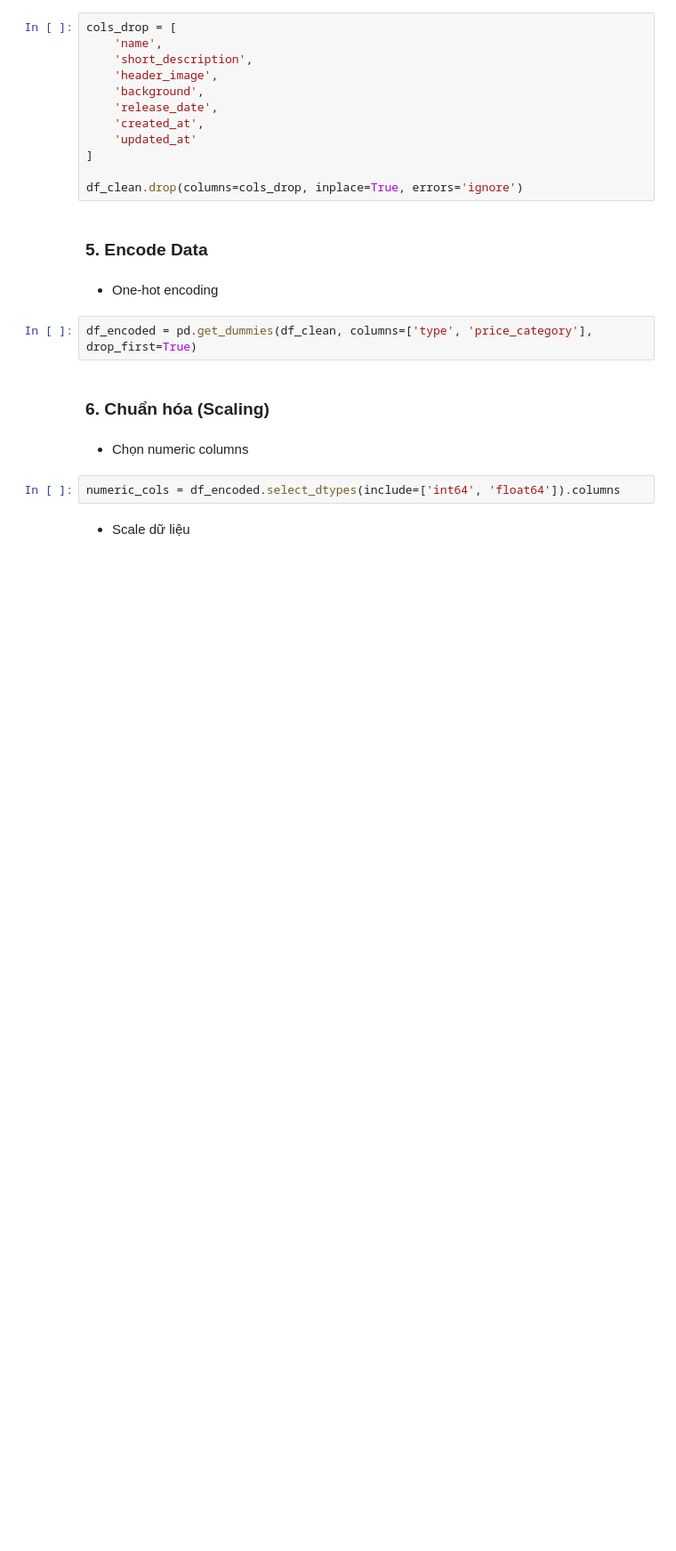
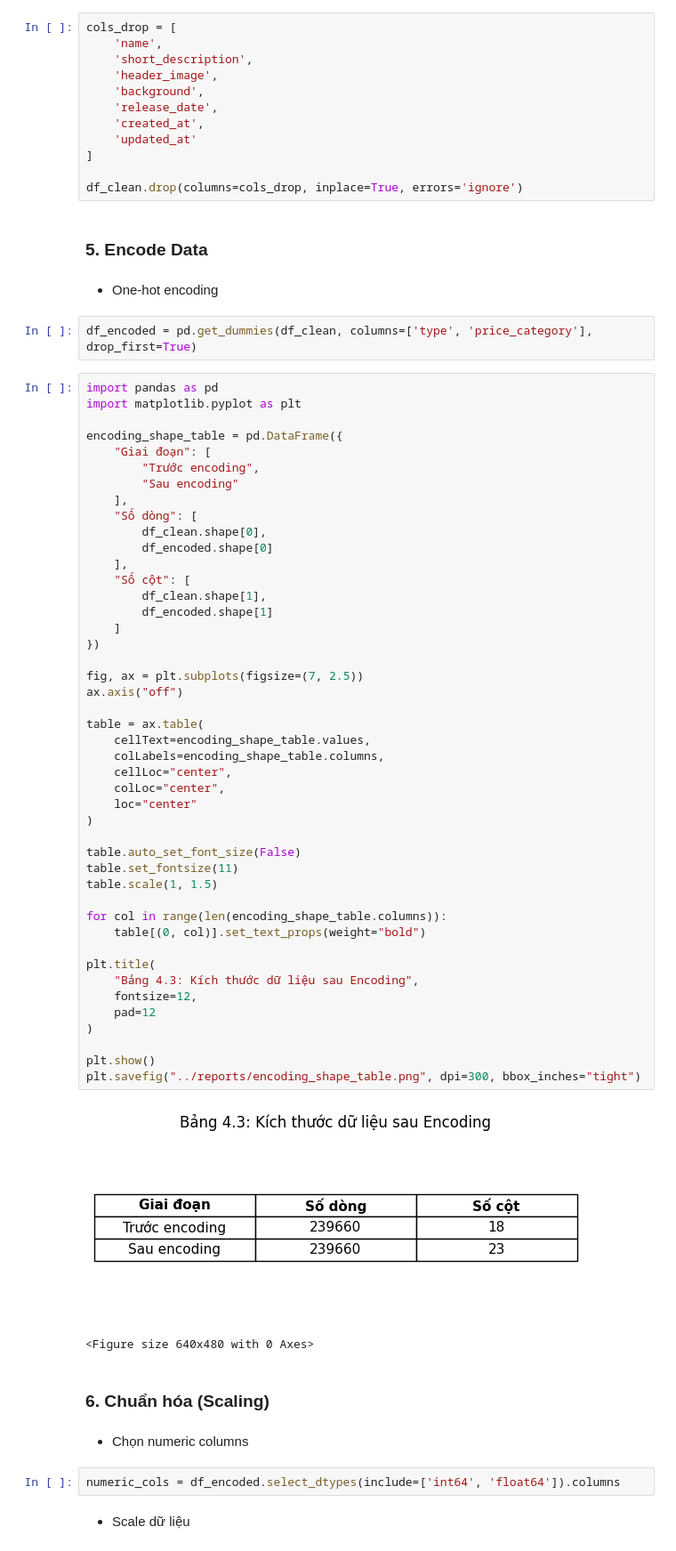
Before and after one commit to nthanhdung2k6ptit/steam-games-data-science, a Jupyter notebook: notebooks/02_preprocessing_pca.ipynb, the cells around one changed output. Shown at 89% size. Cells and saved outputs as stored; diff of their text form; blank space fills up the shorter version.

```diff
--- a/notebooks/02_preprocessing_pca.ipynb
+++ b/notebooks/02_preprocessing_pca.ipynb
@@ -146,6 +191,54 @@ df_clean.drop(columns=cols_drop, inplace=True, errors='ignore')
 - One-hot encoding
 # %%
 df_encoded = pd.get_dummies(df_clean, columns=['type', 'price_category'], drop_first=True)
+# %%
+import pandas as pd
+import matplotlib.pyplot as plt
+
+encoding_shape_table = pd.DataFrame({
+    "Giai đoạn": [
+        "Trước encoding",
+        "Sau encoding"
+    ],
+    "Số dòng": [
+        df_clean.shape[0],
+        df_encoded.shape[0]
+    ],
+    "Số cột": [
+        df_clean.shape[1],
+        df_encoded.shape[1]
+    ]
+})
+
+fig, ax = plt.subplots(figsize=(7, 2.5))
+ax.axis("off")
+
+table = ax.table(
+    cellText=encoding_shape_table.values,
+    colLabels=encoding_shape_table.columns,
+    cellLoc="center",
+    colLoc="center",
+    loc="center"
+)
+
+table.auto_set_font_size(False)
+table.set_fontsize(11)
+table.scale(1, 1.5)
+
+for col in range(len(encoding_shape_table.columns)):
+    table[(0, col)].set_text_props(weight="bold")
+
+plt.title(
+    "Bảng 4.3: Kích thước dữ liệu sau Encoding",
+    fontsize=12,
+    pad=12
+)
+
+plt.show()
+plt.savefig("../reports/encoding_shape_table.png", dpi=300, bbox_inches="tight")
+# %% [output]
+[figure, added]
+<Figure size 640x480 with 0 Axes>
 # %% [markdown]
 ### 6. Chuẩn hóa (Scaling)
 # %% [markdown]
```
Also changed, not shown: parts of 1 cell of this notebook, 4 other files.
